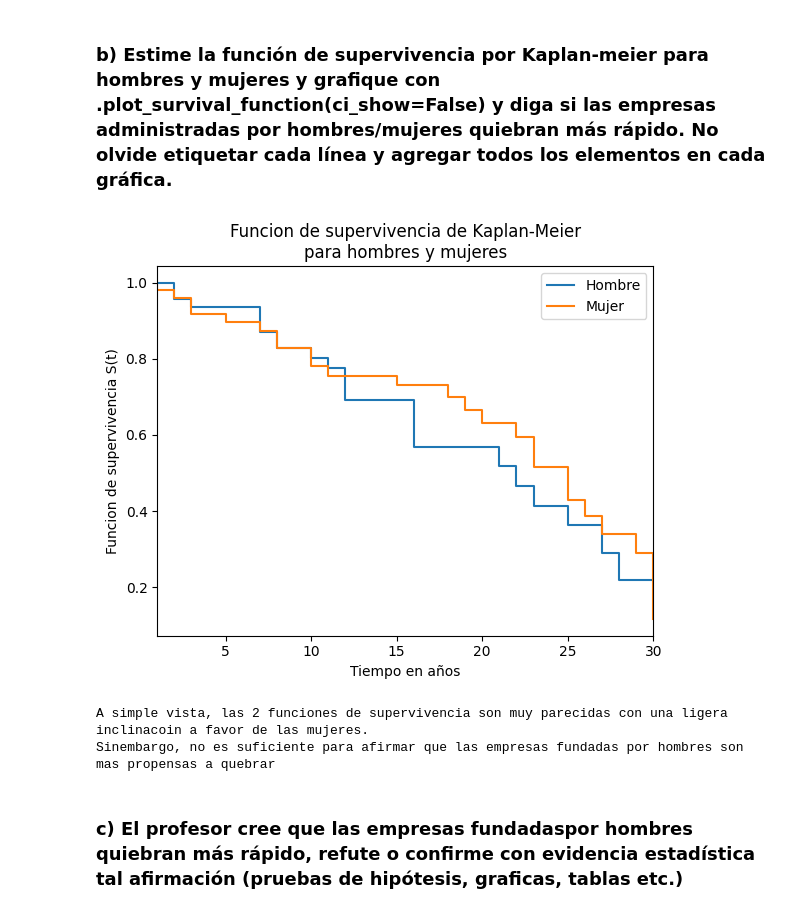
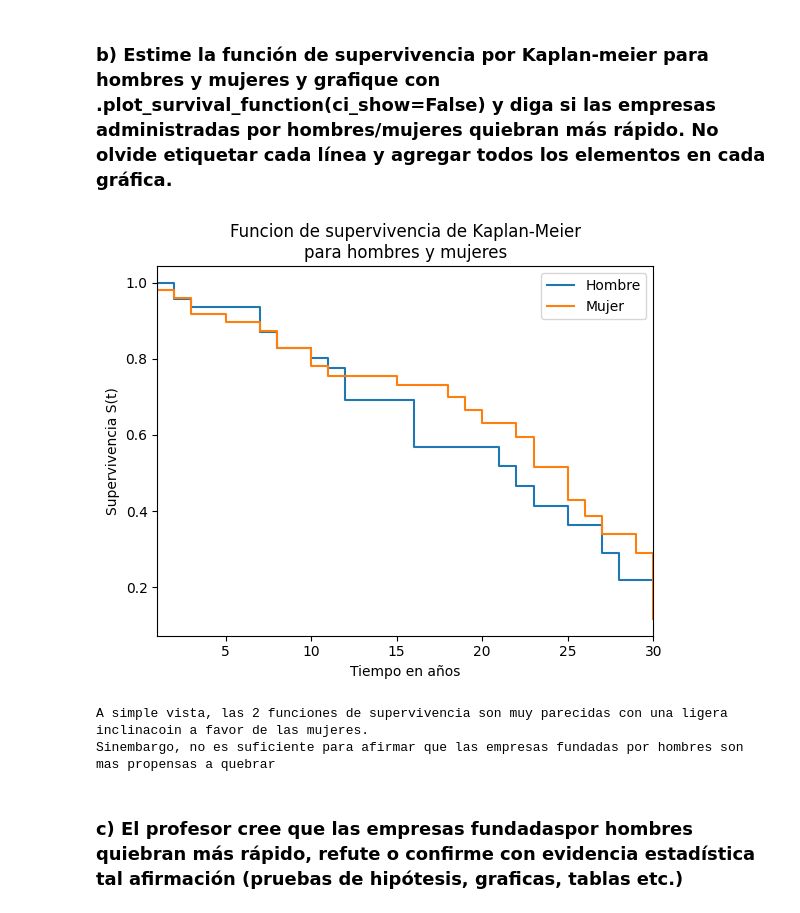
Before and after one commit to SalvadorAlmaguer0/EstadisticaAplicada, a Jupyter notebook: Actividad5_SAO_2076430_EAG41_sep2023.ipynb, the cells around one changed output. Cells and saved outputs as stored; diff of their text form; code cells hidden in the pictures.

```diff
--- a/Actividad5_SAO_2076430_EAG41_sep2023.ipynb
+++ b/Actividad5_SAO_2076430_EAG41_sep2023.ipynb
@@ -143,22 +149,22 @@ muy baja, asi como lo corrobara la mediana.
 # %%
 mujer = df_quiebra.query('mujer == 1')
 hombre = df_quiebra.query('mujer == 0')
 
 km_mujer = KaplanMeierFitter().fit(mujer['tiempo'], mujer['quebrar'])
 km_hombre = KaplanMeierFitter().fit(hombre['tiempo'], hombre['quebrar'])
 
 km_hombre.plot_survival_function(label='Hombre', ci_show=False)
 km_mujer.plot_survival_function(label='Mujer', ci_show=False)
 
 plt.title('Funcion de supervivencia de Kaplan-Meier\npara hombres y mujeres')
 plt.xlabel('Tiempo en años')
-plt.ylabel('Funcion de supervivencia S(t)')
+plt.ylabel('Supervivencia S(t)')
 plt.xlim(1,30)
 plt.show()
 
 print('A simple vista, las 2 funciones de supervivencia son muy parecidas con una ligera inclinacoin a favor de las mujeres.\nSinembargo, no es suficiente para afirmar que las empresas fundadas por hombres son mas propensas a quebrar')
 # %% [output]
-[figure, old version]
+[figure, new version]
 A simple vista, las 2 funciones de supervivencia son muy parecidas con una ligera inclinacoin a favor de las mujeres.
 Sinembargo, no es suficiente para afirmar que las empresas fundadas por hombres son mas propensas a quebrar
 # %% [markdown]
```
Also changed, not shown: parts of 3 cells of this notebook.
